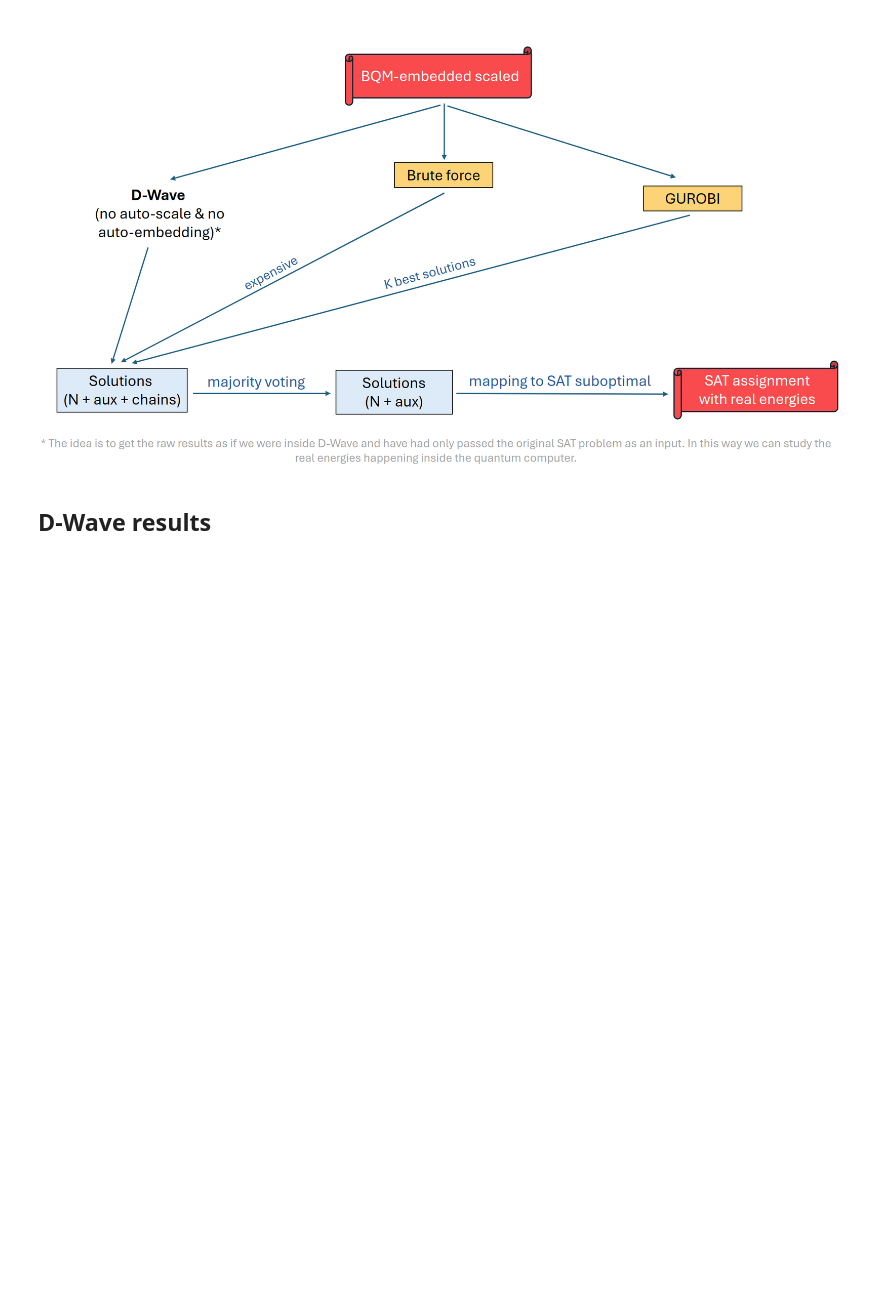
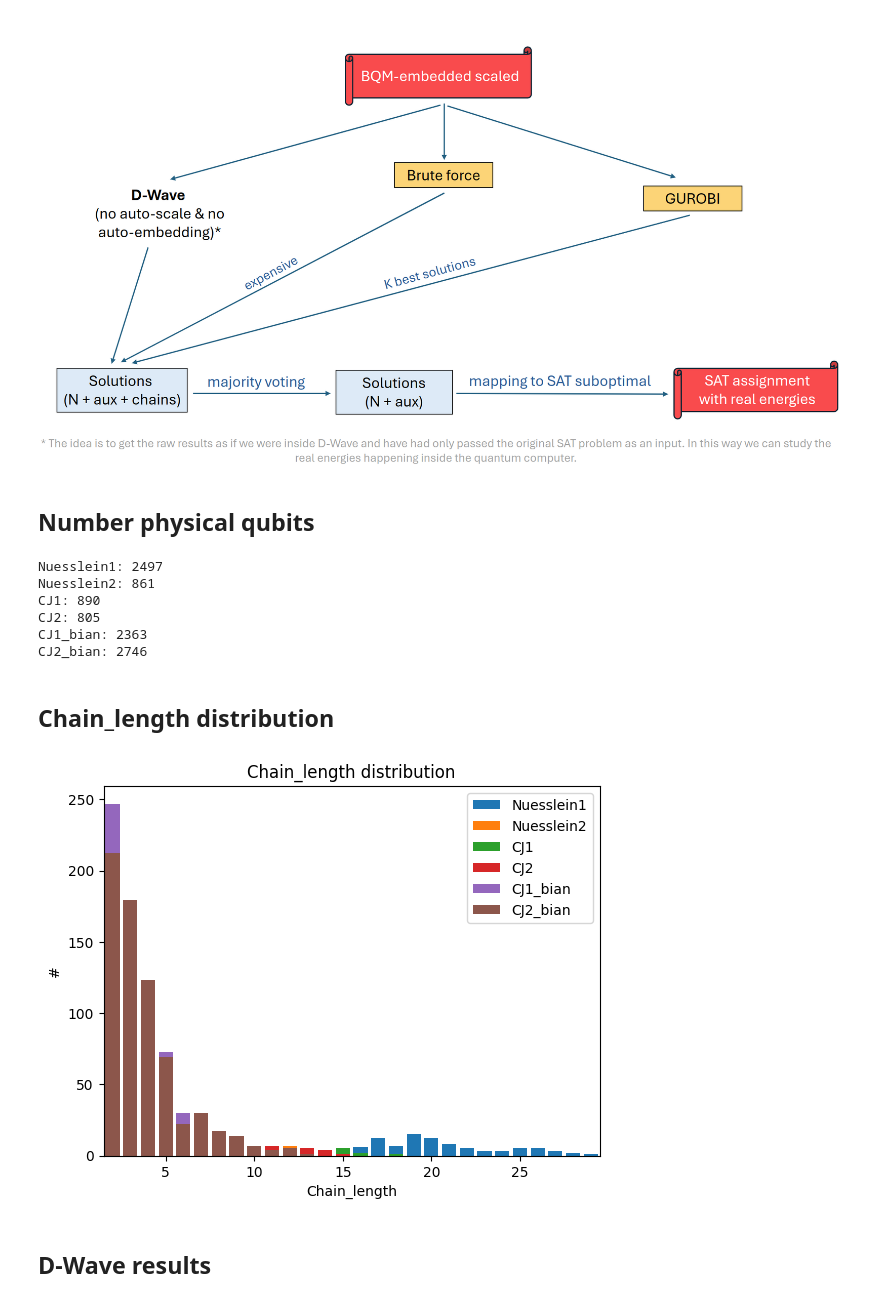
Before and after one commit to IIIA-ML/QuantumSAT, a Jupyter notebook: nb/Offline Analyses.ipynb, the cells around one changed output. Saved outputs shown, nothing was run; the diff lists cells and outputs as text; code cells hidden in the pictures; blank space fills up the shorter version.

```diff
--- a/nb/Offline Analyses.ipynb
+++ b/nb/Offline Analyses.ipynb
@@ -14,6 +14,52 @@ with open(f'../exp/eBeyond/p{num_vars}.cnf.pkl', 'rb') as f:
 Image(filename='../figs/From_scaled_BQM_embedded_to_solutions.png')
 # %% [output]
 [figure]
+# %% [markdown]
+## Number physical qubits
+# %%
+gadgets = [
+    "Nuesslein1",
+    "Nuesslein2",
+    "CJ1",
+    "CJ2",
+    "CJ1_bian",
+    "CJ2_bian"
+]
+# %%
+for gadget in gadgets:
+    emb = getattr(instance, gadget).bqm_embedded['embedding']
+    print(f'{gadget}: {len(set([value for sublist in emb.values() for value in sublist]))}')
+# %% [output]
+Nuesslein1: 2497
+Nuesslein2: 861
+CJ1: 890
+CJ2: 805
+CJ1_bian: 2363
+CJ2_bian: 2746
+# %% [markdown]
+## Chain_length distribution
+# %%
+max_len = 0
+for gadget in gadgets:
+    chain_length = {}
+    emb = getattr(instance, gadget).bqm_embedded['embedding']
+    for chain in emb.values():
+        if len(chain) in chain_length:
+            chain_length[len(chain)] += 1
+        if not len(chain) in chain_length:
+            chain_length[len(chain)] = 1
+        if len(chain)>max_len:
+            max_len = len(chain)
+    plt.bar(list(chain_length.keys()), list(chain_length.values()), label=gadget)
+
+plt.xlim(1.5, max_len+0.5)
+plt.title('Chain_length distribution')
+plt.xlabel('Chain_length')
+plt.ylabel('#')
+plt.legend()
+plt.show()
+# %% [output]
+[figure, added]
 # %% [markdown]
 ## D-Wave results
 # %%
```
Also changed, not shown: parts of 5 cells of this notebook.
